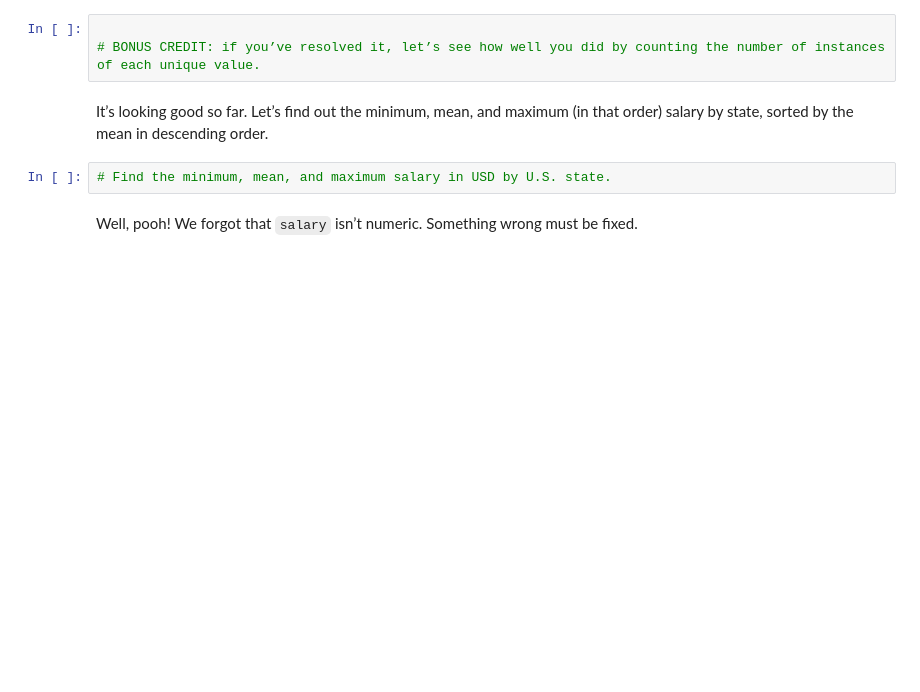
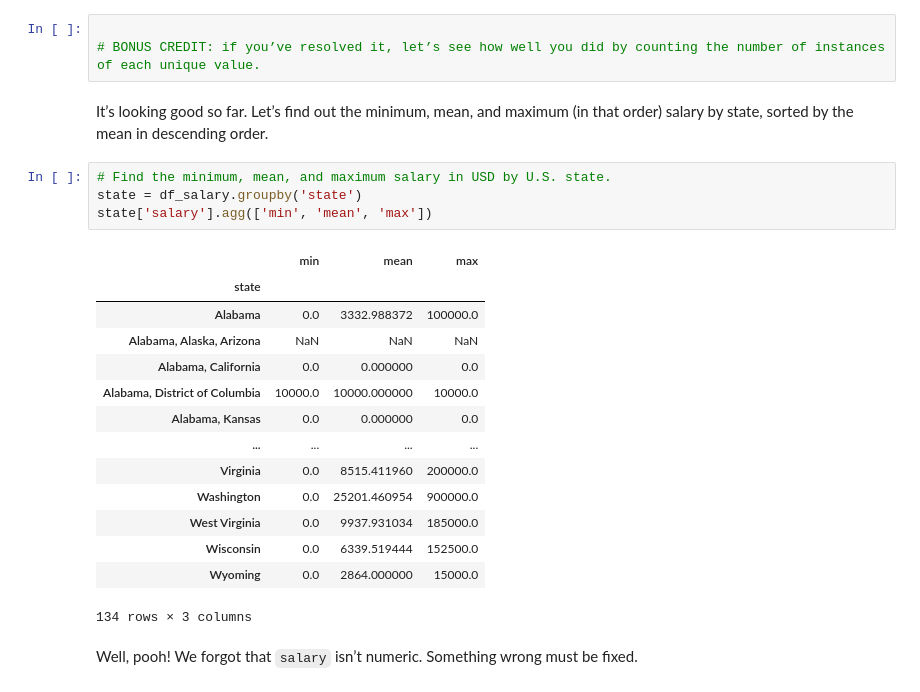
Before and after one commit to jsgarcha/CUNYTechPrep-2024-DS, a Jupyter notebook: Week-02-DS-Overview-and-Data/Exercise-JG.ipynb, the cells around one changed output. Drawn from its saved outputs; the diff is of its cells as text; blank space fills up the shorter version.

```diff
--- a/Week-02-DS-Overview-and-Data/Exercise-JG.ipynb
+++ b/Week-02-DS-Overview-and-Data/Exercise-JG.ipynb
@@ -198,6 +351,23 @@ Did you notice anything interesting?
 It’s looking good so far. Let’s find out the minimum, mean, and maximum (in that order) salary by state, sorted by the mean in descending order.
 # %%
 # Find the minimum, mean, and maximum salary in USD by U.S. state.
+state = df_salary.groupby('state')
+state['salary'].agg(['min', 'mean', 'max'])
+# %% [output]
+|  | min | mean | max |
+| state |  |  |  |
+| Alabama | 0.0 | 3332.988372 | 100000.0 |
+| Alabama, Alaska, Arizona | NaN | NaN | NaN |
+| Alabama, California | 0.0 | 0.000000 | 0.0 |
+| Alabama, District of Columbia | 10000.0 | 10000.000000 | 10000.0 |
+| Alabama, Kansas | 0.0 | 0.000000 | 0.0 |
+| ... | ... | ... | ... |
+| Virginia | 0.0 | 8515.411960 | 200000.0 |
+| Washington | 0.0 | 25201.460954 | 900000.0 |
+| West Virginia | 0.0 | 9937.931034 | 185000.0 |
+| Wisconsin | 0.0 | 6339.519444 | 152500.0 |
+| Wyoming | 0.0 | 2864.000000 | 15000.0 |
+134 rows × 3 columns
 # %% [markdown]
 Well, pooh! We forgot that `salary` isn’t numeric. Something wrong must be fixed.
 # %%
```
Also changed, not shown: parts of 23 cells of this notebook.
